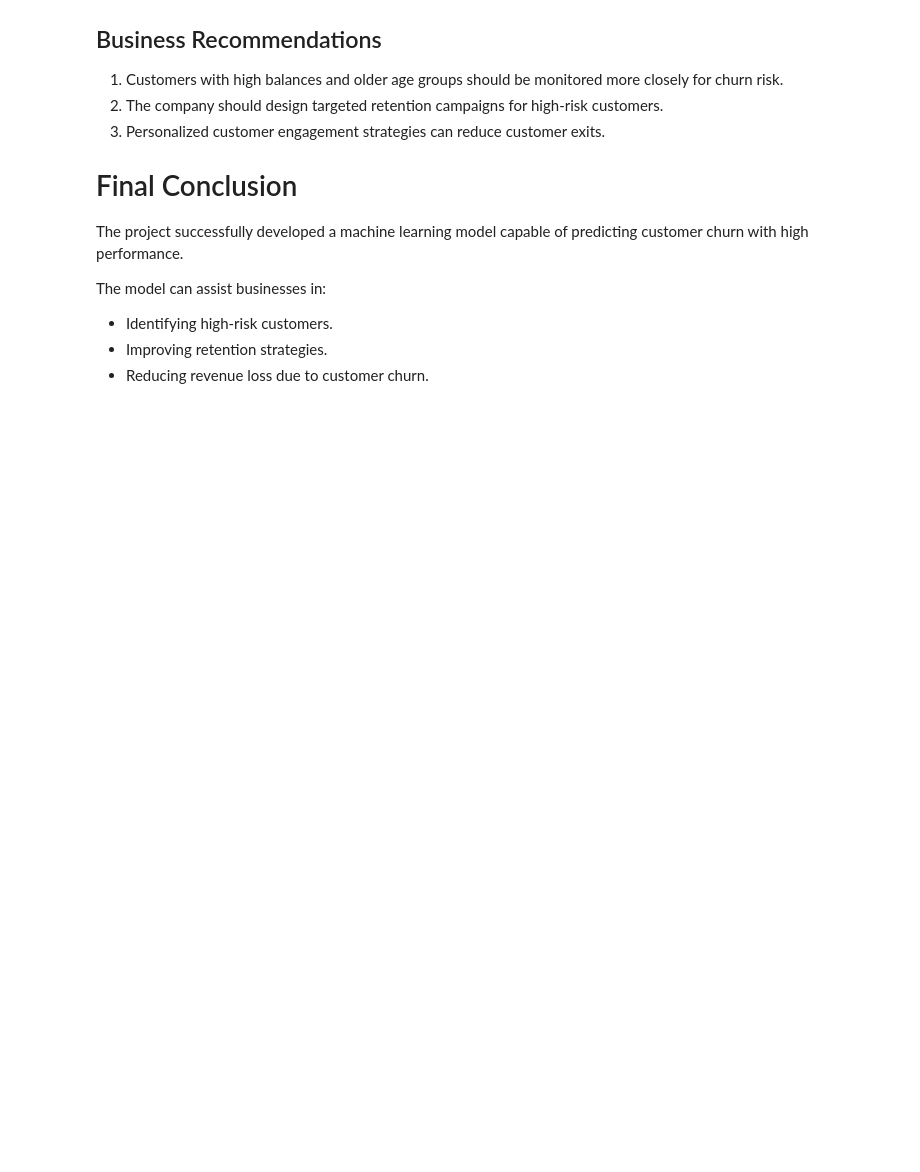
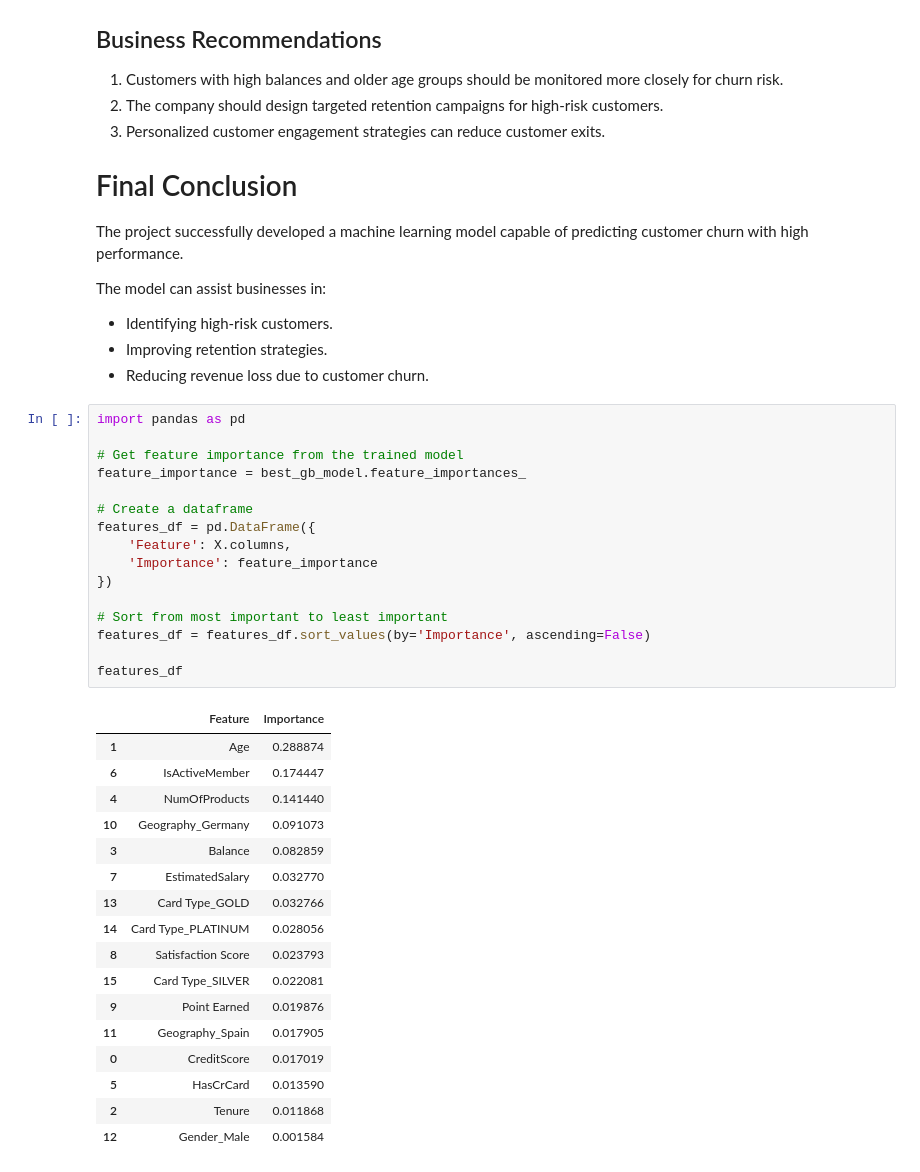
Before and after one commit to priscamwende/Machine_learning-capstone, a Jupyter notebook: ml_capstone.ipynb, the cells around one changed output. Drawn from its saved outputs; the diff is of its cells as text; blank space fills up the shorter version.

Commit message:
Updated model and notebook

```diff
--- a/ml_capstone.ipynb
+++ b/ml_capstone.ipynb
@@ -1132,3 +1132,37 @@ The model can assist businesses in:
 - Identifying high-risk customers.
 - Improving retention strategies.
 - Reducing revenue loss due to customer churn.
+# %%
+import pandas as pd
+
+# Get feature importance from the trained model
+feature_importance = best_gb_model.feature_importances_
+
+# Create a dataframe
+features_df = pd.DataFrame({
+    'Feature': X.columns,
+    'Importance': feature_importance
+})
+
+# Sort from most important to least important
+features_df = features_df.sort_values(by='Importance', ascending=False)
+
+features_df
+# %% [output]
+|  | Feature | Importance |
+| 1 | Age | 0.288874 |
+| 6 | IsActiveMember | 0.174447 |
+| 4 | NumOfProducts | 0.141440 |
+| 10 | Geography_Germany | 0.091073 |
+| 3 | Balance | 0.082859 |
+| 7 | EstimatedSalary | 0.032770 |
+| 13 | Card Type_GOLD | 0.032766 |
+| 14 | Card Type_PLATINUM | 0.028056 |
+| 8 | Satisfaction Score | 0.023793 |
+| 15 | Card Type_SILVER | 0.022081 |
+| 9 | Point Earned | 0.019876 |
+| 11 | Geography_Spain | 0.017905 |
+| 0 | CreditScore | 0.017019 |
+| 5 | HasCrCard | 0.013590 |
+| 2 | Tenure | 0.011868 |
+| 12 | Gender_Male | 0.001584 |
```
Also changed, not shown: 1 other file.
